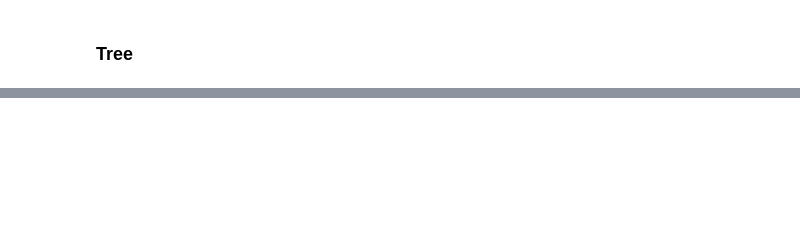
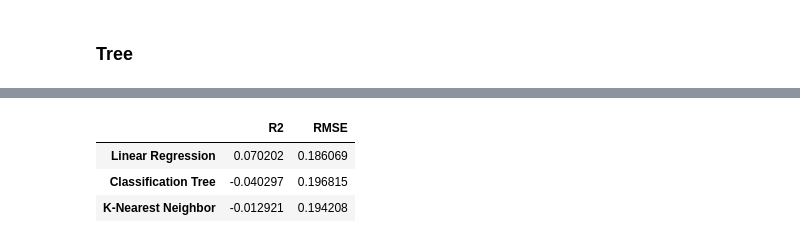
Before and after one commit to ShivamPatel26684/DS-3001-Project-2, a Jupyter notebook: DS_3001_Project_2_Code.ipynb, the cells around one changed output, grey strips where cells are left out. Cells and saved outputs as stored; diff of their text form; code cells hidden in the pictures; blank space fills up the shorter version.

```diff
--- a/DS_3001_Project_2_Code.ipynb
+++ b/DS_3001_Project_2_Code.ipynb
@@ -173,7 +173,9 @@ from sklearn.metrics import r2_score
 
 def RMSE(X_train,X_test,y_train,y_test,model,de):
   N_test = len(y_test)
-  if(model == "expanded"):
+  if(model == "knn"):
+    predicted = knn(X_train,X_test,y_train,y_test,de)
+  elif(model == "expanded"):
     predicted = expanded_Lin_Reg(X_train,X_test,y_train,y_test,de)
   elif(model == "linear"):
     predicted = regu_Lin_Reg(X_train,X_test,y_train,y_test)
@@ -185,7 +187,9 @@ def RMSE(X_train,X_test,y_train,y_test,model,de):
   return RMSE
 
 def R2(X_train,X_test,y_train,y_test,model,de):
-  if(model == "expanded"):
+  if(model == "knn"):
+    predicted = knn(X_train,X_test,y_train,y_test,de)
+  elif(model == "expanded"):
     predicted = expanded_Lin_Reg(X_train,X_test,y_train,y_test,de)
   elif(model == "linear"):
     predicted = regu_Lin_Reg(X_train,X_test,y_train,y_test)
@@ -340,0 +363,30 @@ score(R2_depth20,RMSE_depth20)
+# %%
+from sklearn.neighbors import KNeighborsClassifier
+
+def maxmin(z):
+    z = (z-min(z))/(max(z)-min(z))
+    return(z)
+
+X_train_all = X_train_all.apply(maxmin)
+X_test_all = X_test_all.apply(maxmin)
+
+def knn(X_train,X_test,y_train,y_test,de):
+  model = KNeighborsClassifier(n_neighbors=np.max([3,de]))
+  knn_star = model.fit(X_train,y_train)
+  predicted = knn_star.predict(X_test)
+  return predicted
+
+#finding optimal k
+# rmse_values = []
+# for i in range(70):
+#   rmse = RMSE(X_train_all,X_test_all,y_train,y_test,'knn',i)
+#   rmse_values.append(rmse)
+
+# optimal_k = rmse_values.index(min(rmse_values))
+# pn(optimal_k)
+
+#Optimal KNN model:
+R2_knn = R2(X_train_all,X_test_all,y_train,y_test,"knn",9)
+RMSE_knn = RMSE(X_train_all,X_test_all,y_train,y_test,"knn",9)
+pn("Optimal KNN model: ")
+score(R2_knn,RMSE_knn)
@@ -340,0 +401,11 @@ score(R2_depth20,RMSE_depth20)
+# %%
+gdf = pd.DataFrame({'R2':[R2_all,R2_depth3,R2_knn],
+                    'RMSE':[RMSE_all,RMSE_depth3,RMSE_knn],})
+gdf.index = ['Linear Regression','Classification Tree','K-Nearest Neighbor']
+
+gdf.head()
+# %% [output]
+|  | R2 | RMSE |
+| Linear Regression | 0.070202 | 0.186069 |
+| Classification Tree | -0.040297 | 0.196815 |
+| K-Nearest Neighbor | -0.012921 | 0.194208 |
```
Also changed, not shown: parts of 4 cells of this notebook.
